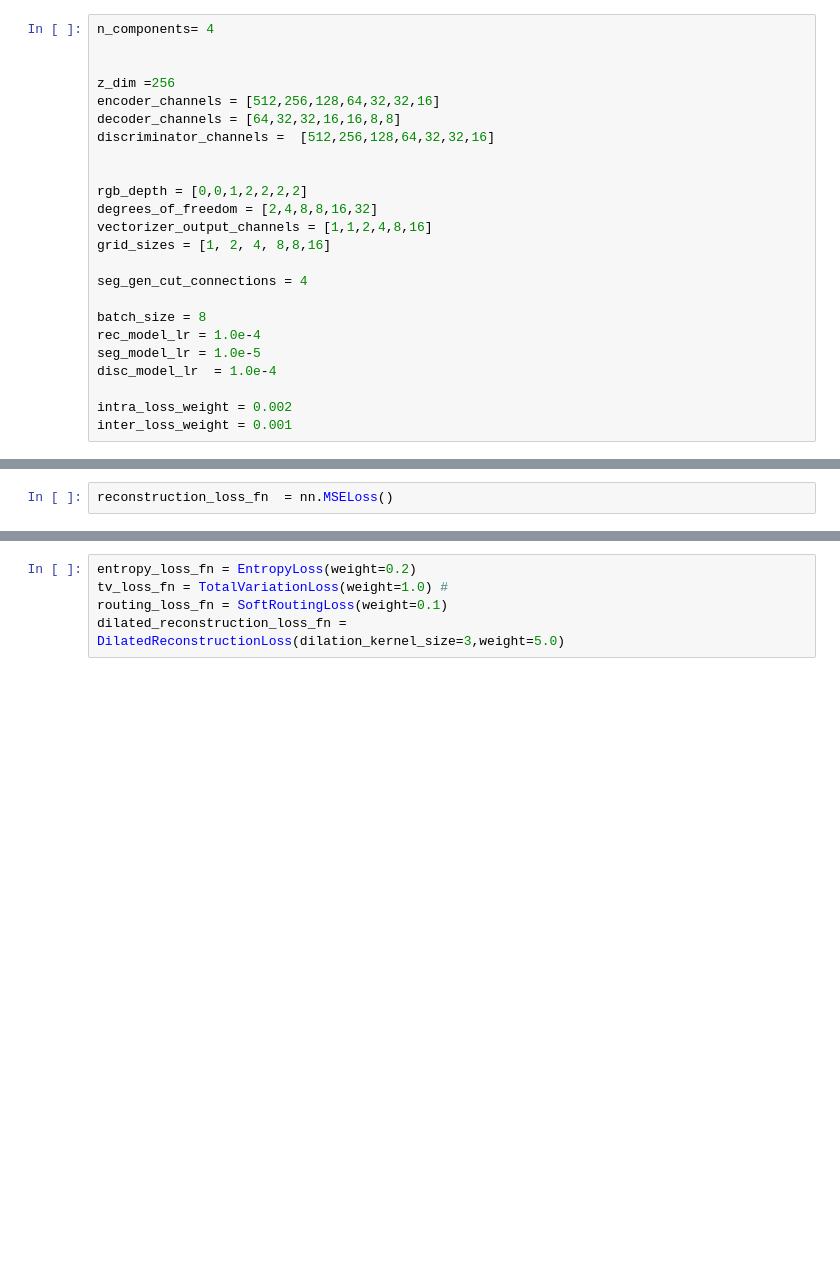
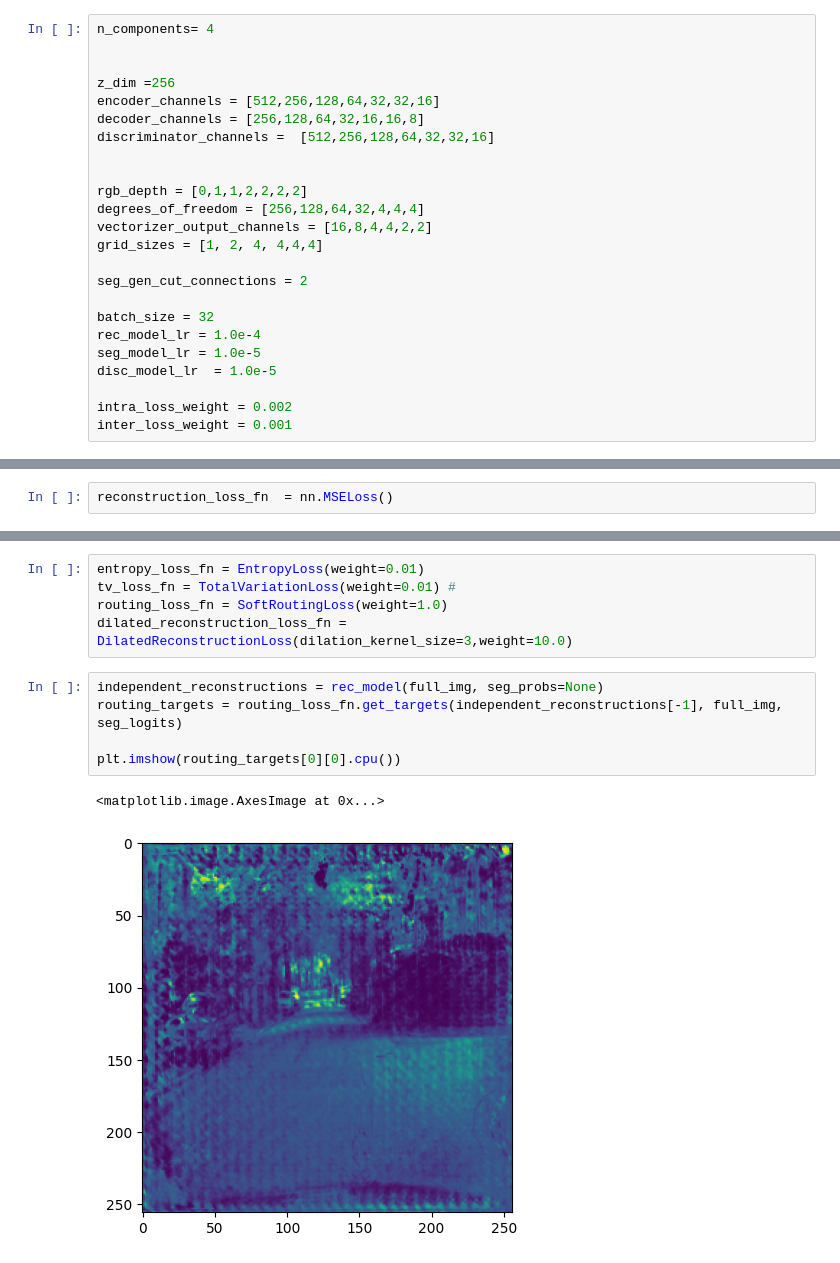
Before and after one commit to Ilias-Paralikas/Unsupervised-Learning, a Jupyter notebook: test.ipynb, the cells around one changed output, grey strips where cells are left out. Cells and saved outputs as stored; diff of their text form; blank space fills up the shorter version.

```diff
--- a/test.ipynb
+++ b/test.ipynb
@@ -25,21 +25,21 @@ n_components= 4
 
 z_dim =256
 encoder_channels = [512,256,128,64,32,32,16]
-decoder_channels = [64,32,32,16,16,8,8]
+decoder_channels = [256,128,64,32,16,16,8]
 discriminator_channels =  [512,256,128,64,32,32,16]
 
 
-rgb_depth = [0,0,1,2,2,2,2]
-degrees_of_freedom = [2,4,8,8,16,32]
-vectorizer_output_channels = [1,1,2,4,8,16]
-grid_sizes = [1, 2, 4, 8,8,16]
+rgb_depth = [0,1,1,2,2,2,2]
+degrees_of_freedom = [256,128,64,32,4,4,4]
+vectorizer_output_channels = [16,8,4,4,2,2]
+grid_sizes = [1, 2, 4, 4,4,4]
 
-seg_gen_cut_connections = 4
+seg_gen_cut_connections = 2
 
-batch_size = 8
+batch_size = 32
 rec_model_lr = 1.0e-4
 seg_model_lr = 1.0e-5
-disc_model_lr  = 1.0e-4
+disc_model_lr  = 1.0e-5
 
 intra_loss_weight = 0.002
 inter_loss_weight = 0.001
@@ -173,7 +181,15 @@ print(x.mean(),y[-1].mean())
 # %%
-entropy_loss_fn = EntropyLoss(weight=0.2)
-tv_loss_fn = TotalVariationLoss(weight=1.0) #
-routing_loss_fn = SoftRoutingLoss(weight=0.1)
-dilated_reconstruction_loss_fn = DilatedReconstructionLoss(dilation_kernel_size=3,weight=5.0)
+entropy_loss_fn = EntropyLoss(weight=0.01)
+tv_loss_fn = TotalVariationLoss(weight=0.01) #
+routing_loss_fn = SoftRoutingLoss(weight=1.0)
+dilated_reconstruction_loss_fn = DilatedReconstructionLoss(dilation_kernel_size=3,weight=10.0)
+# %%
+independent_reconstructions = rec_model(full_img, seg_probs=None)
+routing_targets = routing_loss_fn.get_targets(independent_reconstructions[-1], full_img, seg_logits)
+
+plt.imshow(routing_targets[0][0].cpu())
+# %% [output]
+<matplotlib.image.AxesImage at 0x...>
+[figure, added]
 # %%
 epochs =10
```
Also changed, not shown: parts of 9 cells of this notebook, 5 other files.
